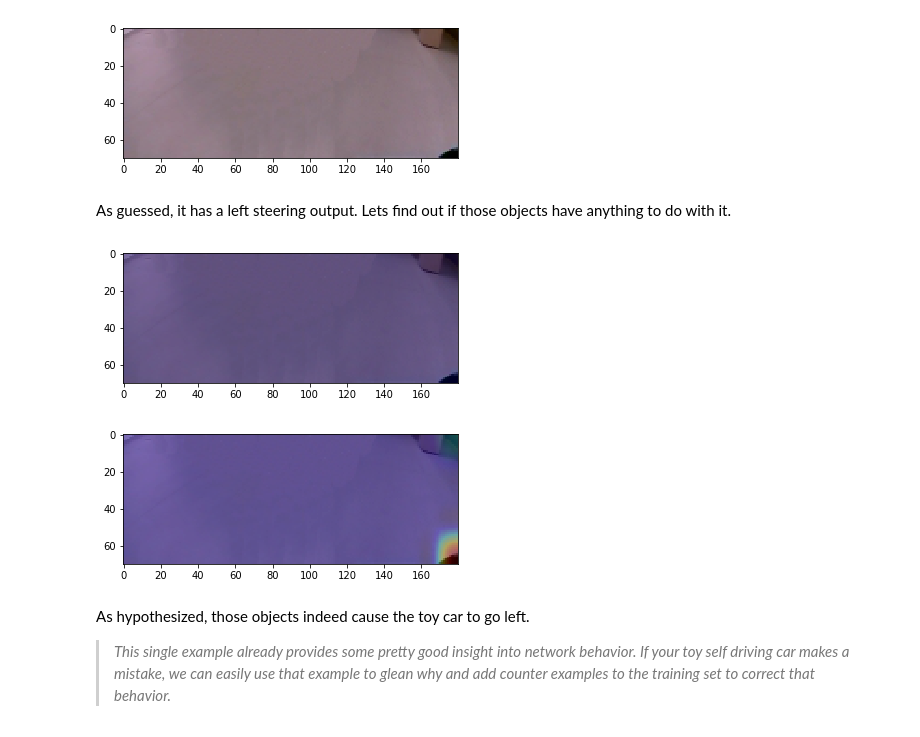
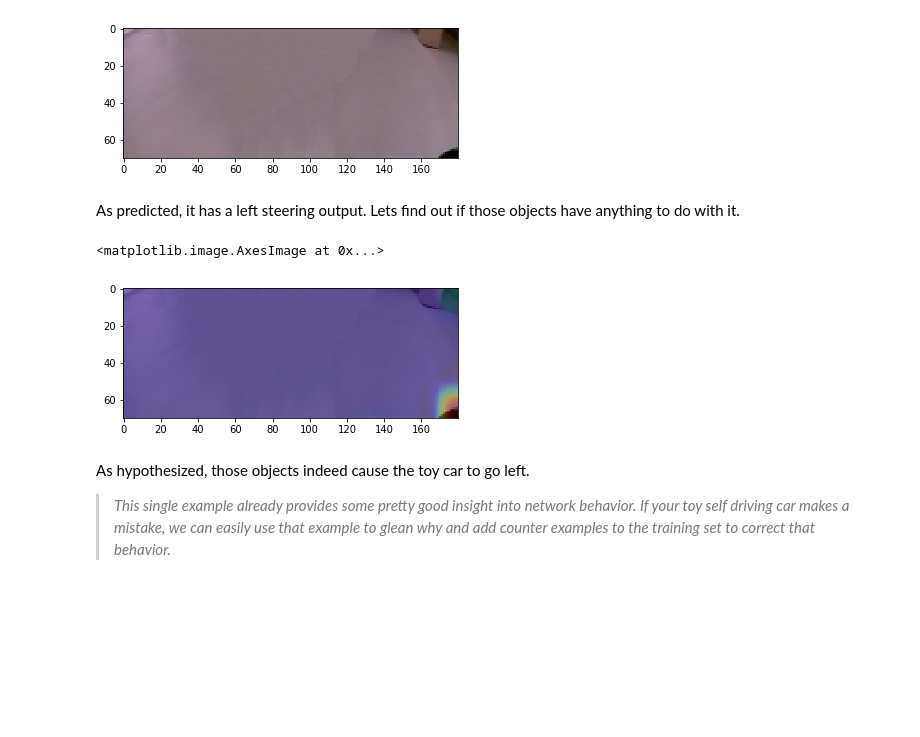
Before and after one commit to raghakot/keras-vis, a Jupyter notebook: applications/self_driving/visualize_attention.ipynb, the cells around one changed output. Cells and saved outputs as stored; diff of their text form; code cells hidden in the pictures; blank space fills up the shorter version.

```diff
--- a/applications/self_driving/visualize_attention.ipynb
+++ b/applications/self_driving/visualize_attention.ipynb
@@ -98,16 +103,15 @@ print('Predicted {}'.format(pred))
 Predicted -0.998632967472
 [figure]
 # %% [markdown]
-As guessed, it has a left steering output. Lets find out if those objects have anything to do with it.
+As predicted, it has a left steering output. Lets find out if those objects have anything to do with it.
 # %%
-# Lets visuaslize attention for 'right' and 'left' steering respectively
-for target in [-0.5, -1.5]:
-    heatmap = visualize_regression_cam(model, layer_idx=-1, output_indices=0, targets=target, seed_input=bgr_img)
-    plt.figure()
-    plt.imshow(overlay(img, heatmap, alpha=0.7))
+# We want to use grad_modifier='small_values' to see what is resposible for maintaining current prediction.
+heatmap = visualize_cam(model, layer_idx=-1, filter_indices=0,
+                        seed_input=bgr_img, grad_modifier='small_values')
+plt.imshow(overlay(img, heatmap, alpha=0.7))
 # %% [output]
+<matplotlib.image.AxesImage at 0x...>
-[figure, old version]
+[figure, new version]
-[figure, removed]
 # %% [markdown]
 As hypothesized, those objects indeed cause the toy car to go left.
 
```
Also changed, not shown: parts of 12 cells of this notebook, 42 other files.
